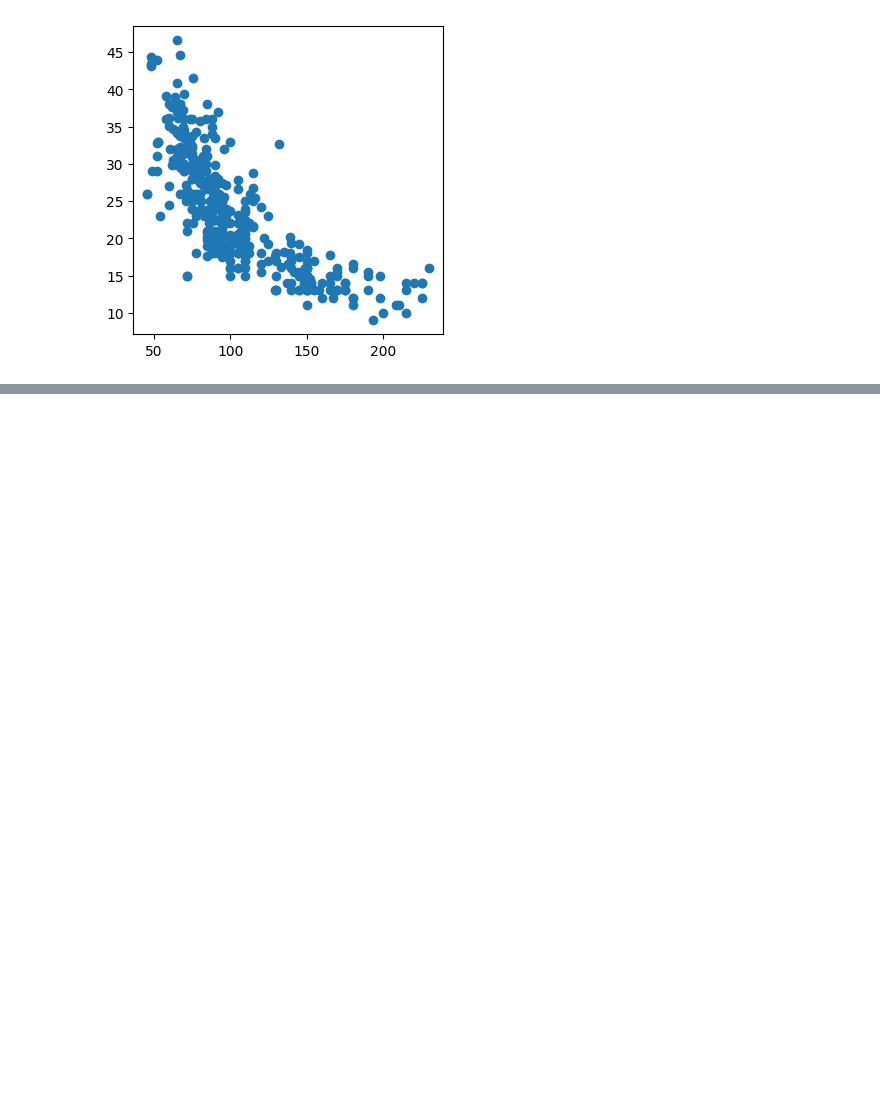
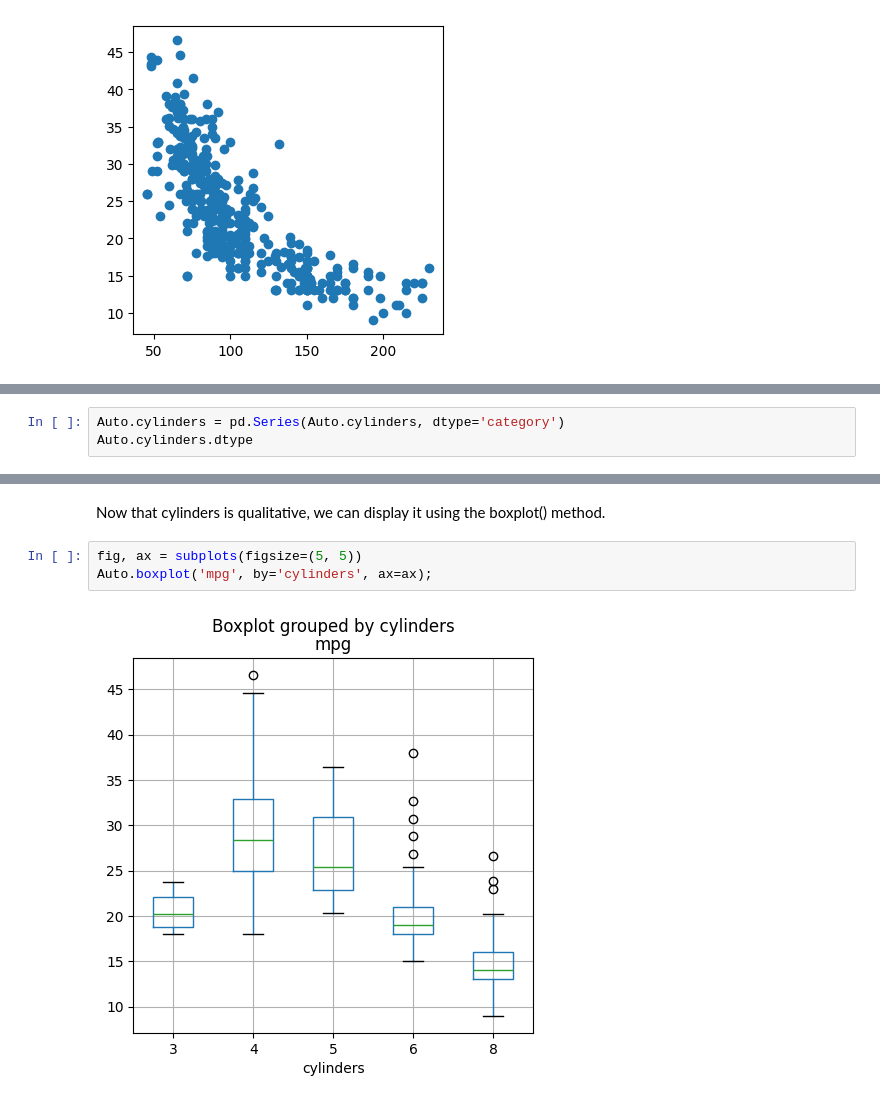
Before and after one commit to Anthonny20/AI-PROJECTS, a Jupyter notebook: ISLP/01_Pandas.ipynb, the cells around one changed output, grey strips where cells are left out. Cells and saved outputs as stored; diff of their text form; blank space fills up the shorter version.

```diff
--- a/ISLP/01_Pandas.ipynb
+++ b/ISLP/01_Pandas.ipynb
@@ -444,0 +479,3 @@ Alternatively,
+# %%
+Auto.cylinders = pd.Series(Auto.cylinders, dtype='category')
+Auto.cylinders.dtype
@@ -444,0 +489,7 @@ Alternatively,
+# %% [markdown]
+Now that cylinders is qualitative, we can display it using the boxplot() method.
+# %%
+fig, ax = subplots(figsize=(5, 5))
+Auto.boxplot('mpg', by='cylinders', ax=ax);
+# %% [output]
+[figure, added]
```
Also changed, not shown: parts of 23 cells of this notebook, 1 other file.
